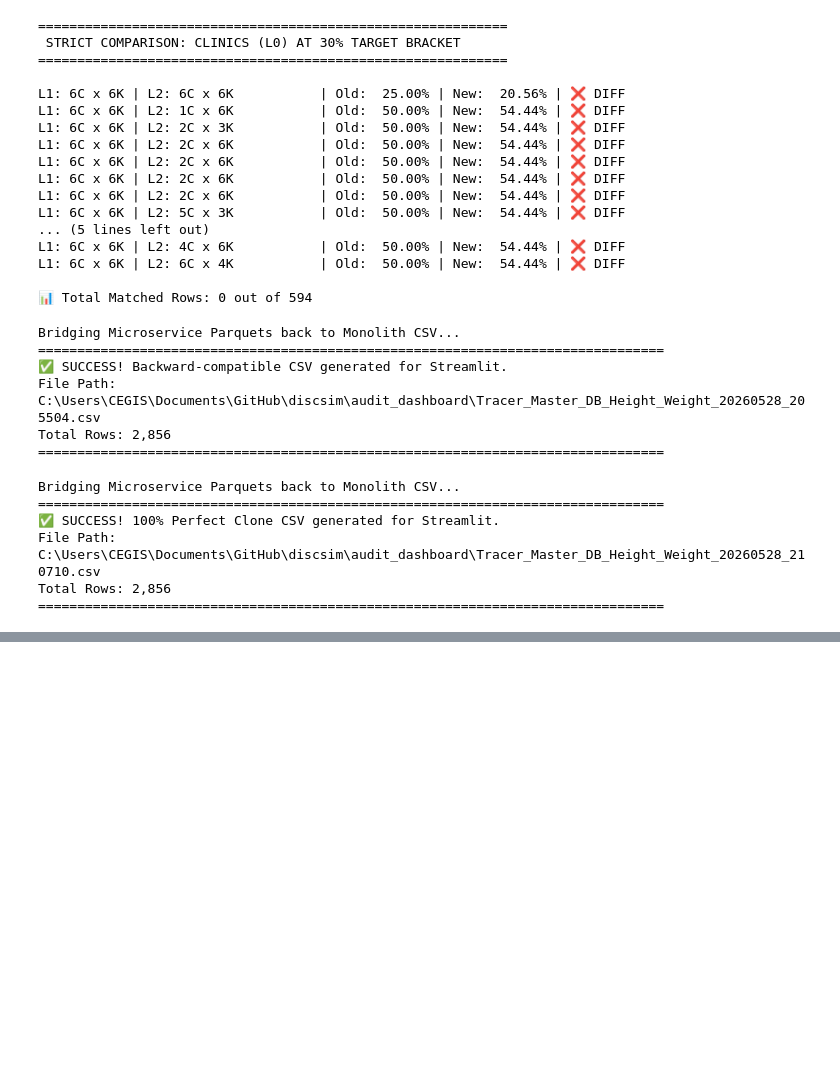
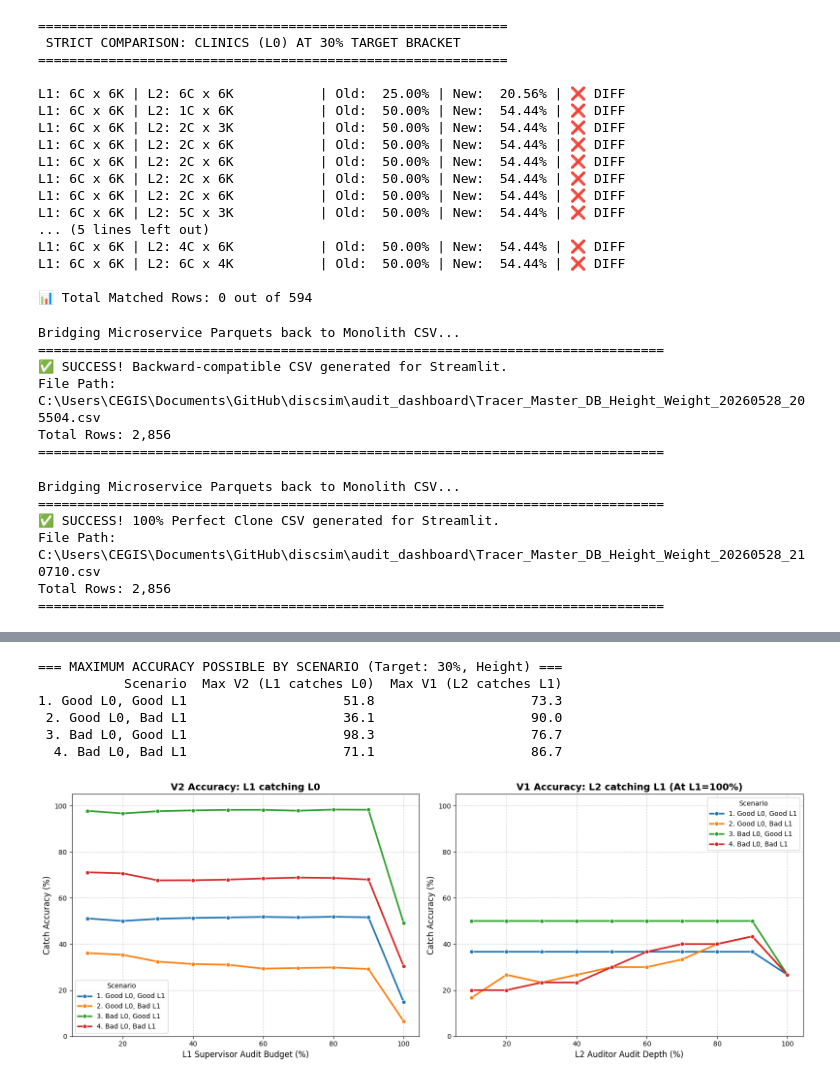
Before and after one commit to vaishnav-sudhanva/discsim, a Jupyter notebook: may18_validata_id_dashboard/api/validation_code/validation copy.ipynb, the cells around one changed output, grey strips where cells are left out. Saved outputs shown, nothing was run; the diff lists cells and outputs as text; code cells hidden in the pictures; blank space fills up the shorter version.

```diff
--- a/may18_validata_id_dashboard/api/validation_code/validation copy.ipynb
+++ b/may18_validata_id_dashboard/api/validation_code/validation copy.ipynb
@@ -2559,0 +1023,66 @@ Total Rows: 2,856
+# %%
+import pandas as pd
+import matplotlib.pyplot as plt
+import seaborn as sns
+import os
+
+# 1. Point this to your data directory
+data_dir = r"C:\Users\CEGIS\Documents\GitHub\discsim\may18_validata_id_dashboard\may29_ID_validata_bi\data"
+
+# File names
+f1 = os.path.join(data_dir, 'Tracer_Master_DB_Good_L0_Good_L1_20260528_145250_Calc_1sims_Eval_20260529_003255.csv')
+f2 = os.path.join(data_dir, 'Tracer_Master_DB_Good_L0_Bad_L1_20260528_150009_Calc_1sims_Eval_20260529_014234.csv')
+f3 = os.path.join(data_dir, 'Tracer_Master_DB_Bad_L0_Good_L1_20260528_151136_Calc_1sims_Eval_20260529_015516.csv')
+f4 = os.path.join(data_dir, 'Tracer_Master_DB_Bad_L0_Bad_L1_20260528_152028_Calc_1sims_Eval_20260529_021745.csv')
+
+# Load and label
+df1 = pd.read_csv(f1); df1['Scenario'] = '1. Good L0, Good L1'
+df2 = pd.read_csv(f2); df2['Scenario'] = '2. Good L0, Bad L1'
+df3 = pd.read_csv(f3); df3['Scenario'] = '3. Bad L0, Good L1'
+df4 = pd.read_csv(f4); df4['Scenario'] = '4. Bad L0, Bad L1'
+
+df = pd.concat([df1, df2, df3, df4], ignore_index=True)
+
+# 2. FILTER TO 30% TARGET AND HEIGHT
+df_30 = df[(df['Target_Percentile'] == '30%') & (df['Indicator'] == 'Height')].copy()
+
+# 3. PRINT THE EXACT ACCURACY TABLES
+print("=== MAXIMUM ACCURACY POSSIBLE BY SCENARIO (Target: 30%, Height) ===")
+max_acc = df_30.groupby('Scenario')[['V2_MAE_Acc', 'V1_MAE_Acc']].max().reset_index()
+max_acc.columns = ['Scenario', 'Max V2 (L1 catches L0)', 'Max V1 (L2 catches L1)']
+print(max_acc.round(1).to_string(index=False))
+
+# 4. PLOTTING THE COMPARISON
+df_30['L1_Num'] = df_30['L1_Budget_Pct'].str.replace('%', '').astype(int)
+df_30['L2_Num'] = df_30['L2_Budget_Pct'].str.replace('%', '').astype(int)
+
+fig, axes = plt.subplots(1, 2, figsize=(16, 6))
+
+# Plot A: How well does L1 catch L0?
+v2_data = df_30.groupby(['Scenario', 'L1_Num'])['V2_MAE_Acc'].max().reset_index()
+sns.lineplot(data=v2_data, x='L1_Num', y='V2_MAE_Acc', hue='Scenario', ax=axes[0], marker='o', linewidth=2.5)
+axes[0].set_title('V2 Accuracy: L1 catching L0', fontsize=14, fontweight='bold')
+axes[0].set_xlabel('L1 Supervisor Audit Budget (%)', fontsize=12)
+axes[0].set_ylabel('Catch Accuracy (%)', fontsize=12)
+axes[0].set_ylim(0, 105)
+axes[0].grid(True, linestyle='--', alpha=0.6)
+
+# Plot B: How well does L2 catch L1? (When L1 budget is 100%)
+v1_data = df_30[df_30['L1_Budget_Pct'] == '100%'].groupby(['Scenario', 'L2_Num'])['V1_MAE_Acc'].max().reset_index()
+sns.lineplot(data=v1_data, x='L2_Num', y='V1_MAE_Acc', hue='Scenario', ax=axes[1], marker='o', linewidth=2.5)
+axes[1].set_title('V1 Accuracy: L2 catching L1 (At L1=100%)', fontsize=14, fontweight='bold')
+axes[1].set_xlabel('L2 Auditor Audit Depth (%)', fontsize=12)
+axes[1].set_ylabel('Catch Accuracy (%)', fontsize=12)
+axes[1].set_ylim(0, 105)
+axes[1].grid(True, linestyle='--', alpha=0.6)
+
+plt.tight_layout()
+plt.show()
+# %% [output]
+=== MAXIMUM ACCURACY POSSIBLE BY SCENARIO (Target: 30%, Height) ===
+           Scenario  Max V2 (L1 catches L0)  Max V1 (L2 catches L1)
+1. Good L0, Good L1                    51.8                    73.3
+ 2. Good L0, Bad L1                    36.1                    90.0
+ 3. Bad L0, Good L1                    98.3                    76.7
+  4. Bad L0, Bad L1                    71.1                    86.7
+[figure, added]
```
Also changed, not shown: parts of 39 cells of this notebook, 2 other files.
